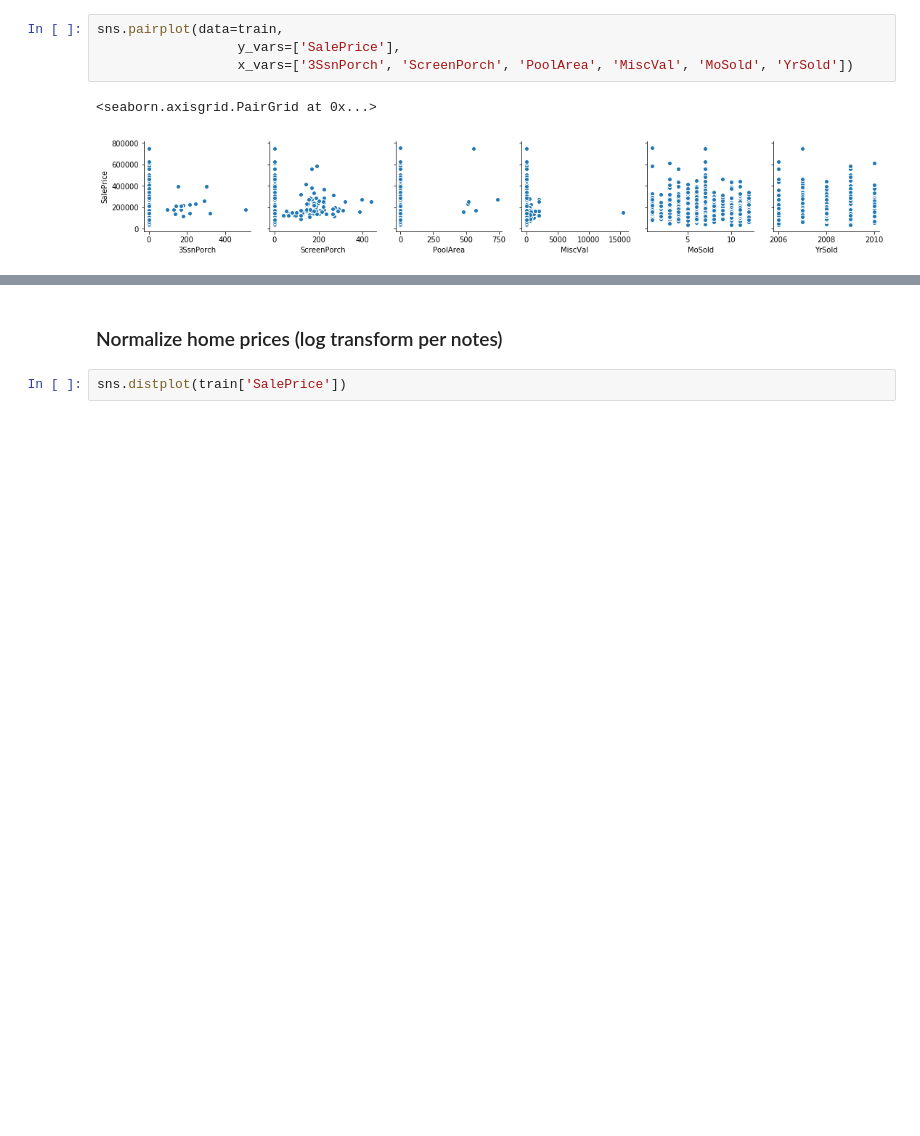
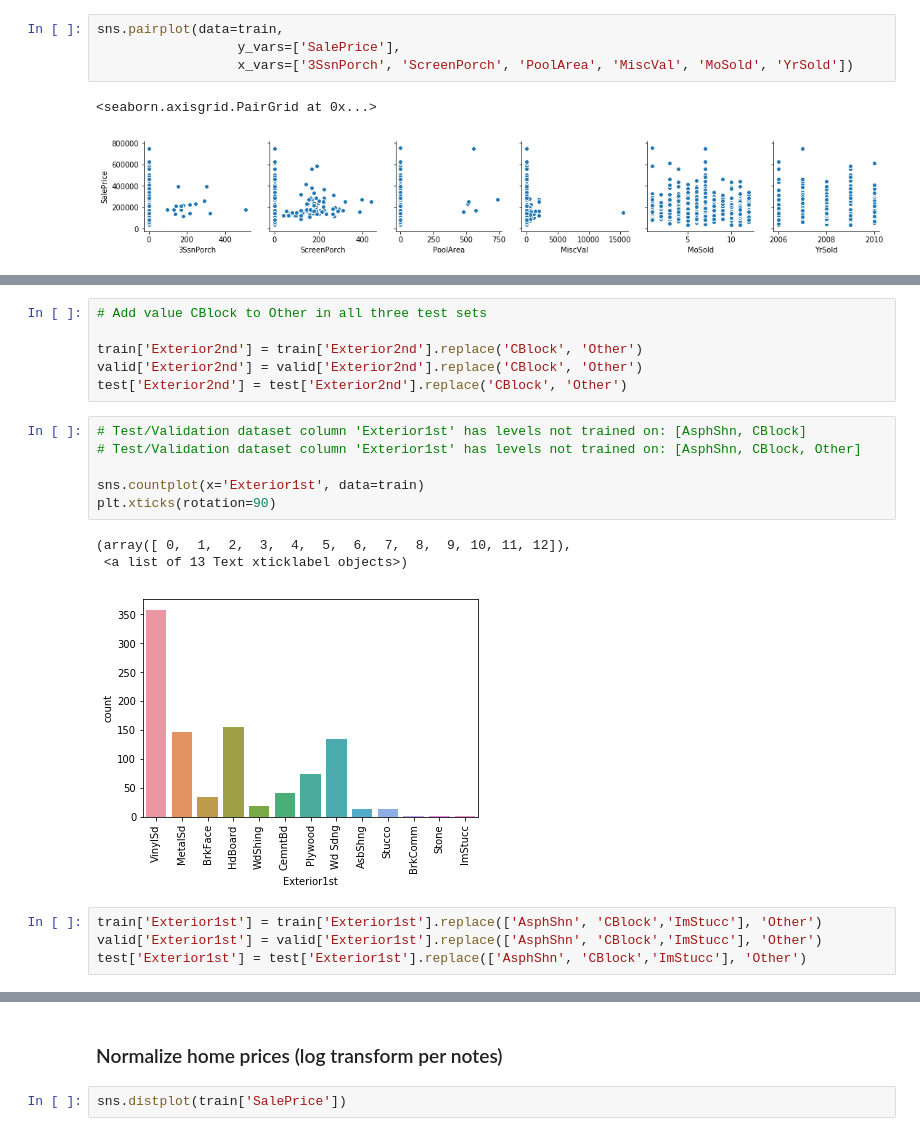
Before and after one commit to Wilson2214/HousePrice-MLClass, a Jupyter notebook: House Prices - Initial Linear Regression.ipynb, the cells around one changed output, grey strips where cells are left out. Cells and saved outputs as stored; diff of their text form; blank space fills up the shorter version.

```diff
--- a/House Prices - Initial Linear Regression.ipynb
+++ b/House Prices - Initial Linear Regression.ipynb
@@ -653,0 +675,20 @@ train = train.drop(train[(train['LotFrontage']>300) |
+# %%
+# Add value CBlock to Other in all three test sets
+
+train['Exterior2nd'] = train['Exterior2nd'].replace('CBlock', 'Other')
+valid['Exterior2nd'] = valid['Exterior2nd'].replace('CBlock', 'Other')
+test['Exterior2nd'] = test['Exterior2nd'].replace('CBlock', 'Other')
+# %%
+# Test/Validation dataset column 'Exterior1st' has levels not trained on: [AsphShn, CBlock]
+# Test/Validation dataset column 'Exterior1st' has levels not trained on: [AsphShn, CBlock, Other]
+
+sns.countplot(x='Exterior1st', data=train)
+plt.xticks(rotation=90)
+# %% [output]
+(array([ 0,  1,  2,  3,  4,  5,  6,  7,  8,  9, 10, 11, 12]),
+ <a list of 13 Text xticklabel objects>)
+[figure, added]
+# %%
+train['Exterior1st'] = train['Exterior1st'].replace(['AsphShn', 'CBlock','ImStucc'], 'Other')
+valid['Exterior1st'] = valid['Exterior1st'].replace(['AsphShn', 'CBlock','ImStucc'], 'Other')
+test['Exterior1st'] = test['Exterior1st'].replace(['AsphShn', 'CBlock','ImStucc'], 'Other')
```
Also changed, not shown: parts of 24 cells of this notebook.
